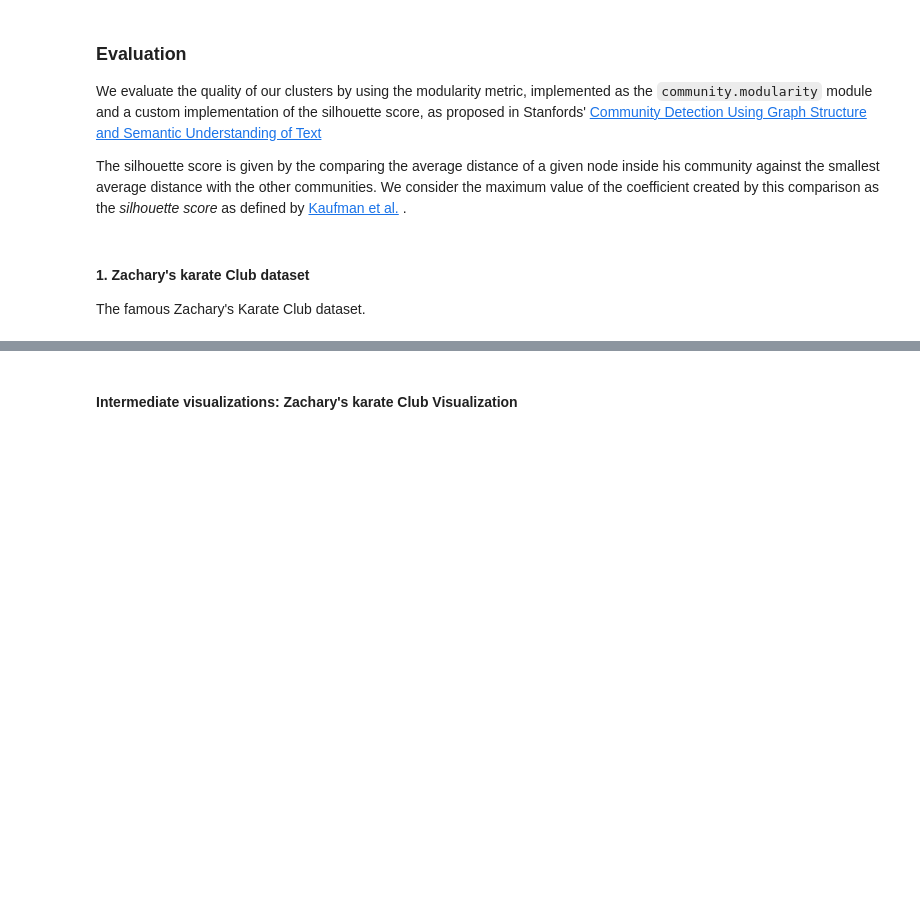
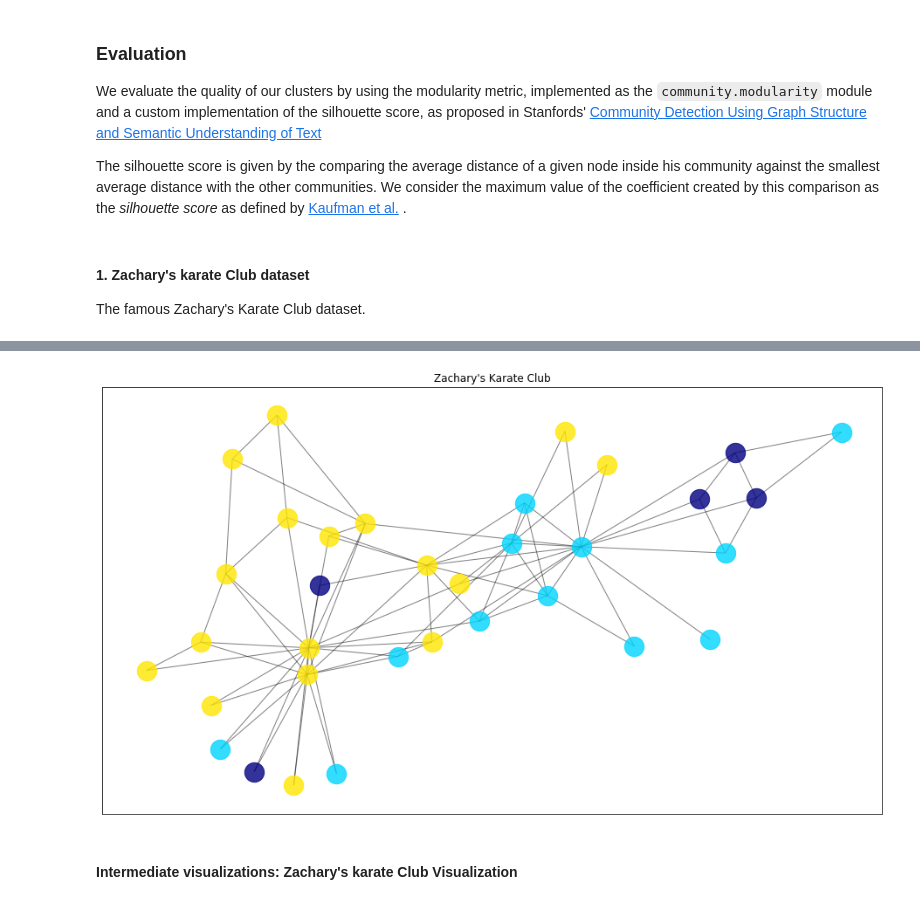
Before and after one commit to gchristodo/SNA_Project, a Jupyter notebook: louvain_demo_notebook.ipynb, the cells around one changed output, grey strips where cells are left out. Saved outputs shown, nothing was run; the diff lists cells and outputs as text; code cells hidden in the pictures; blank space fills up the shorter version.

```diff
--- a/louvain_demo_notebook.ipynb
+++ b/louvain_demo_notebook.ipynb
@@ -243,3 +194,7 @@ Finished community detection in 0:00:00.055101
+# %%
+draw_communities(G, values, "Zachary's Karate Club")
+# %% [output]
+[figure, added]
 # %% [markdown]
 #### Intermediate visualizations: Zachary's karate Club Visualization
 # %%
```
Also changed, not shown: parts of 5 cells of this notebook, 3 other files.
